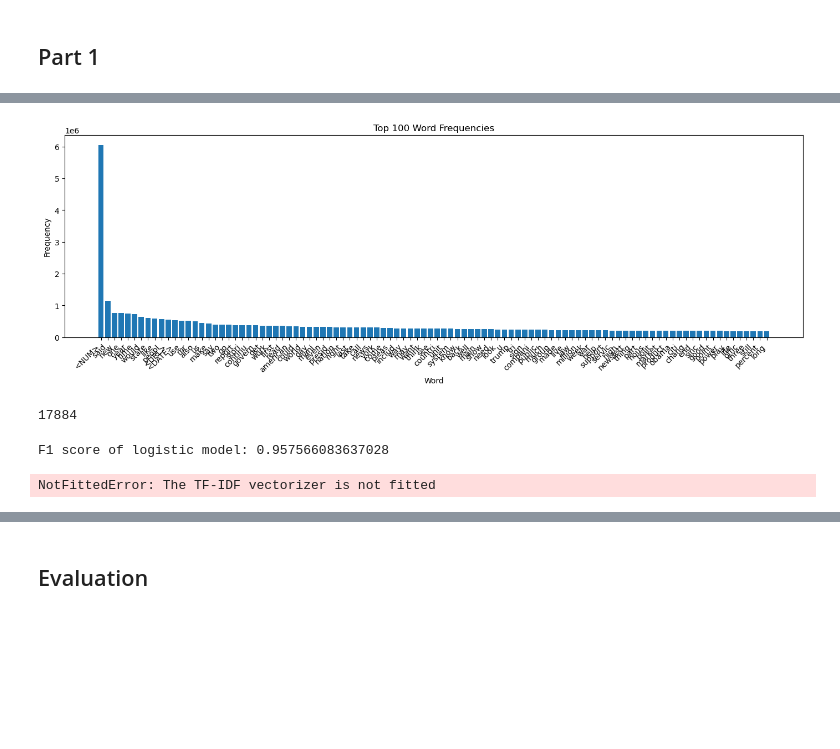
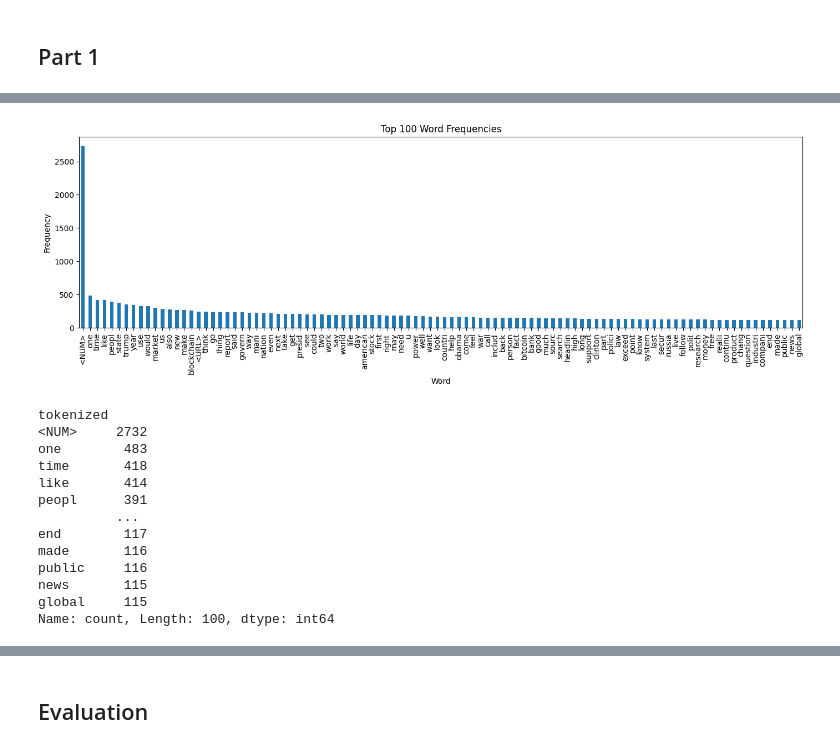
Before and after one commit to MikkelPraestegaard/GDS-final-assignment, a Jupyter notebook: Code.ipynb, the cells around one changed output, grey strips where cells are left out. Cells and saved outputs as stored; diff of their text form; code cells hidden in the pictures; blank space fills up the shorter version.

```diff
--- a/Code.ipynb
+++ b/Code.ipynb
@@ -170,4 +144,18 @@ def wordcount(data):
 # %%
+def wordcount(data):
+    counter = Counter()
+
+    for doc in data:
+        if isinstance(doc, str):
+            tokens = doc.split()
+        else:
+            tokens = doc
+
+        counter.update(tokens)
+
+    return counter
+
+
 def visualize_top_words(
     data,              # iterable of token lists or strings
     top_n: int = 10_000,
@@ -192,35 +180,48 @@ def visualize_top_words(
     # Get the top_n words and their counts
     top_counts = counter.most_common(top_n)
     words, freqs = zip(*top_counts)  # separate words and counts
 
     # Plot
     plt.figure(figsize=(14, 5))
 
     if loglog:
         ranks = np.arange(1, len(freqs) + 1)
         plt.loglog(ranks, freqs)
         plt.xlabel("Rank")
         plt.ylabel("Frequency")
         plt.title("Word Frequency (Log-Log Scale)")
     else:
         if top_n <= label_limit:
             plt.bar(words, freqs)
             plt.xticks(rotation=45, ha='right')
             plt.xlabel("Word")
         else:
             plt.plot(freqs)
             plt.xlabel("Rank")
         plt.ylabel("Frequency")
         plt.title(f"Top {len(freqs)} Word Frequencies")
 
     plt.tight_layout()
     plt.show()
 
     return
 
-visualize_top_words(df1['tokenized'], 100, loglog=False)
+visualize_top_words(df['tokenized'], 100, loglog=False)
 # %% [output]
-[figure, old version]
+[figure, new version]
+tokenized
+<NUM>     2732
+one        483
+time       418
+like       414
+peopl      391
+          ...
+end        117
+made       116
+public     116
+news       115
+global     115
+Name: count, Length: 100, dtype: int64
 # %%
 # Mikkel
 def data_split(X, y, train_frac = 0.8, test_frac = 0.1, val_frac = 0.1, stratify=None, seed=None):
@@ -250,43 +251,35 @@ def prepare_dataset(data, complex_model = False):
     counts = vectorizer.transform(data)
 
     return counts
-# %%
-#df1 = pd.read_csv('Data/preprocessed.csv')
-
-gc.collect()
-# %% [output]
-17884
 # %%
 seed = 123
 
-features = df1['tokenized']
-labels = df1['target']
+features = df['tokenized']
+labels = df['target']
 
-features_logistic = prepare_dataset(features)
+features_logistic = prepare_dataset(features, False)
 
 X_train, X_test, X_val, y_train, y_test, y_val = data_split(features_logistic, labels, seed=seed)
 
+del features_logistic
+
 # Logistic model
-logistic = LogisticRegression(max_iter=2000)
+logistic = Pipeline(
+    ('scaler', StandardScaler(with_mean=False)),
+    ('model', LogisticRegression(max_iter=2000))
+    )
 
-logistic.fit(X_train, y_train)
+logistic.fit(features_logistic, labels)
 preds = logistic.predict(X_val)
 score = f1_score(y_val, preds)
 
-gc.collect()
-del features_logistic
-
 print(f'F1 score of logistic model: {score}')
-# %% [output]
-F1 score of logistic model: 0.957566083637028
 # %%
-#Michelle
-
 from sklearn.ensemble import RandomForestClassifier as RanFor
 
-features_RF = prepare_dataset(features, True)
+features_RF = prepare_dataset(df['tokenized'], True)
+
 X_train, X_test, X_val, y_train, y_test, y_val = data_split(features_RF, labels, seed=seed)
-
 
 #model validation to choose optimal hyperparameters
 
@@ -320,8 +313,6 @@ print("Best parameters:", best_parameters, "Training accuracy:", train_score, "V
 #FakeNewsForest = RanFor(n_estimators=best_parameters)
 #FakeNewsForest.fit(X_train,y_train)
 #FakeNewsForest.predict(X_val)
-# %% [output]
-NotFittedError: The TF-IDF vectorizer is not fitted
 # %%
 #unique,counts = np.unique_counts(list(df['type']))
 
```
Also changed, not shown: parts of 9 cells of this notebook.
